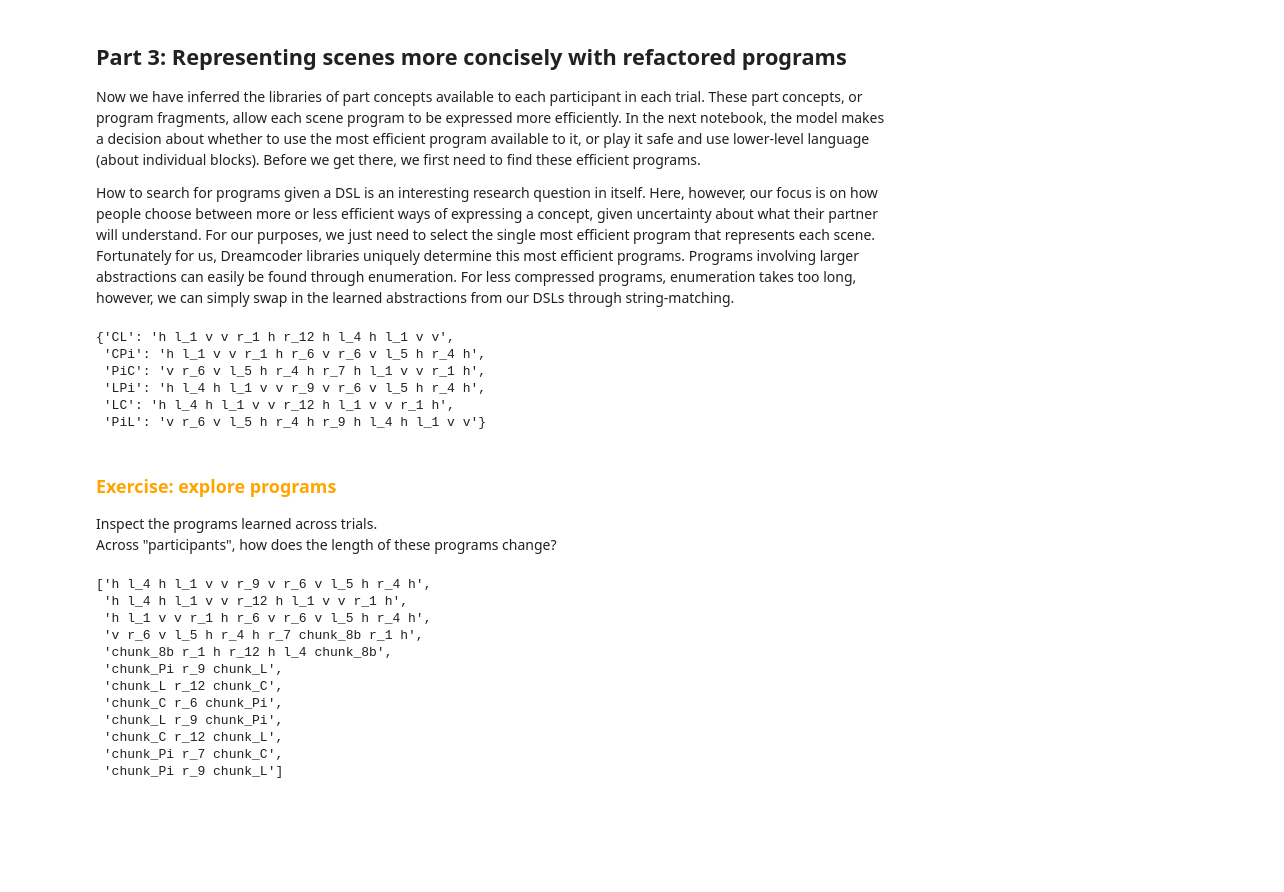
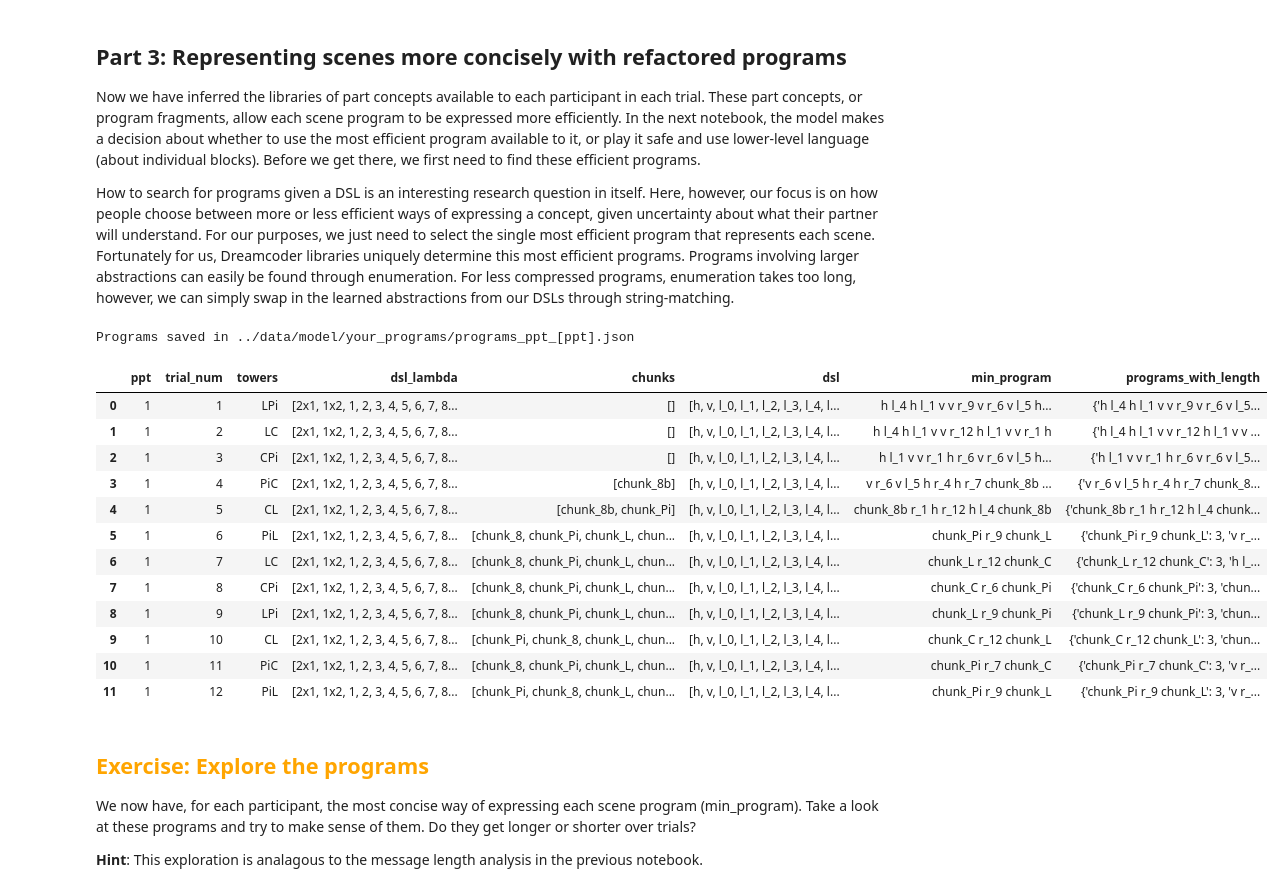
Before and after one commit to cogtoolslab/compositional-abstractions-tutorial, a Jupyter notebook: notebooks/ca_programs.ipynb, the cells around one changed output. Drawn from its saved outputs; the diff is of its cells as text; code cells hidden in the pictures; blank space fills up the shorter version.

```diff
--- a/notebooks/ca_programs.ipynb
+++ b/notebooks/ca_programs.ipynb
@@ -554,9 +247,0 @@ def get_partially_chunked_programs(trial_datum):
-# %%
-manual_tower_programs
-# %% [output]
-{'CL': 'h l_1 v v r_1 h r_12 h l_4 h l_1 v v',
- 'CPi': 'h l_1 v v r_1 h r_6 v r_6 v l_5 h r_4 h',
- 'PiC': 'v r_6 v l_5 h r_4 h r_7 h l_1 v v r_1 h',
- 'LPi': 'h l_4 h l_1 v v r_9 v r_6 v l_5 h r_4 h',
- 'LC': 'h l_4 h l_1 v v r_12 h l_1 v v r_1 h',
- 'PiL': 'v r_6 v l_5 h r_4 h r_9 h l_4 h l_1 v v'}
@@ -634,8 +251,37 @@ for ppt in range(1,50):
+# %%
+# refactor the programs
+refactor_programs(dsls,
+                  trial_seqs,
+                  w_position = w_position)
+# %% [output]
+Programs saved in ../data/model/your_programs/programs_ppt_[ppt].json
+# %%
+# inspect programs
+
+ppt = 1
+
+ppt_data = pd.read_json('../data/model/your_programs/programs_ppt_{}.json'.format(ppt))
+ppt_data
+# %% [output]
+|  | ppt | trial_num | towers | dsl_lambda | chunks | dsl | min_program | programs_with_length |
+| 0 | 1 | 1 | LPi | [2x1, 1x2, 1, 2, 3, 4, 5, 6, 7, 8... | [] | [h, v, l_0, l_1, l_2, l_3, l_4, l... | h l_4 h l_1 v v r_9 v r_6 v l_5 h... | {'h l_4 h l_1 v v r_9 v r_6 v l_5... |
+| 1 | 1 | 2 | LC | [2x1, 1x2, 1, 2, 3, 4, 5, 6, 7, 8... | [] | [h, v, l_0, l_1, l_2, l_3, l_4, l... | h l_4 h l_1 v v r_12 h l_1 v v r_1 h | {'h l_4 h l_1 v v r_12 h l_1 v v ... |
+| 2 | 1 | 3 | CPi | [2x1, 1x2, 1, 2, 3, 4, 5, 6, 7, 8... | [] | [h, v, l_0, l_1, l_2, l_3, l_4, l... | h l_1 v v r_1 h r_6 v r_6 v l_5 h... | {'h l_1 v v r_1 h r_6 v r_6 v l_5... |
+| 3 | 1 | 4 | PiC | [2x1, 1x2, 1, 2, 3, 4, 5, 6, 7, 8... | [chunk_8b] | [h, v, l_0, l_1, l_2, l_3, l_4, l... | v r_6 v l_5 h r_4 h r_7 chunk_8b ... | {'v r_6 v l_5 h r_4 h r_7 chunk_8... |
+| 4 | 1 | 5 | CL | [2x1, 1x2, 1, 2, 3, 4, 5, 6, 7, 8... | [chunk_8b, chunk_Pi] | [h, v, l_0, l_1, l_2, l_3, l_4, l... | chunk_8b r_1 h r_12 h l_4 chunk_8b | {'chunk_8b r_1 h r_12 h l_4 chunk... |
+| 5 | 1 | 6 | PiL | [2x1, 1x2, 1, 2, 3, 4, 5, 6, 7, 8... | [chunk_8, chunk_Pi, chunk_L, chun... | [h, v, l_0, l_1, l_2, l_3, l_4, l... | chunk_Pi r_9 chunk_L | {'chunk_Pi r_9 chunk_L': 3, 'v r_... |
+| 6 | 1 | 7 | LC | [2x1, 1x2, 1, 2, 3, 4, 5, 6, 7, 8... | [chunk_8, chunk_Pi, chunk_L, chun... | [h, v, l_0, l_1, l_2, l_3, l_4, l... | chunk_L r_12 chunk_C | {'chunk_L r_12 chunk_C': 3, 'h l_... |
+| 7 | 1 | 8 | CPi | [2x1, 1x2, 1, 2, 3, 4, 5, 6, 7, 8... | [chunk_8, chunk_Pi, chunk_L, chun... | [h, v, l_0, l_1, l_2, l_3, l_4, l... | chunk_C r_6 chunk_Pi | {'chunk_C r_6 chunk_Pi': 3, 'chun... |
+| 8 | 1 | 9 | LPi | [2x1, 1x2, 1, 2, 3, 4, 5, 6, 7, 8... | [chunk_8, chunk_Pi, chunk_L, chun... | [h, v, l_0, l_1, l_2, l_3, l_4, l... | chunk_L r_9 chunk_Pi | {'chunk_L r_9 chunk_Pi': 3, 'chun... |
+| 9 | 1 | 10 | CL | [2x1, 1x2, 1, 2, 3, 4, 5, 6, 7, 8... | [chunk_Pi, chunk_8, chunk_L, chun... | [h, v, l_0, l_1, l_2, l_3, l_4, l... | chunk_C r_12 chunk_L | {'chunk_C r_12 chunk_L': 3, 'chun... |
+| 10 | 1 | 11 | PiC | [2x1, 1x2, 1, 2, 3, 4, 5, 6, 7, 8... | [chunk_8, chunk_Pi, chunk_L, chun... | [h, v, l_0, l_1, l_2, l_3, l_4, l... | chunk_Pi r_7 chunk_C | {'chunk_Pi r_7 chunk_C': 3, 'v r_... |
+| 11 | 1 | 12 | PiL | [2x1, 1x2, 1, 2, 3, 4, 5, 6, 7, 8... | [chunk_Pi, chunk_8, chunk_L, chun... | [h, v, l_0, l_1, l_2, l_3, l_4, l... | chunk_Pi r_9 chunk_L | {'chunk_Pi r_9 chunk_L': 3, 'v r_... |
 # %% [markdown]
-### <span style="color: orange"> Exercise: explore programs</span>
+## <span style="color: orange"> Exercise: Explore the programs</span>
 
-Inspect the programs learned across trials.
-Across "participants", how does the length of these programs change?
+We now have, for each participant, the most concise way of expressing each scene program (min_program). Take a look at these programs and try to make sense of them. Do they get longer or shorter over trials?
+
+**Hint**: This exploration is analagous to the message length analysis in the previous notebook.
 # %%
 ppt = 1
 
@@ -644,15 +294,0 @@ with open("../data/model/programs/programs_ppt_" + str(ppt) + ".json", "r") as r
-# %%
-[trial['min_program'] for trial in trial_data]
-# %% [output]
-['h l_4 h l_1 v v r_9 v r_6 v l_5 h r_4 h',
- 'h l_4 h l_1 v v r_12 h l_1 v v r_1 h',
- 'h l_1 v v r_1 h r_6 v r_6 v l_5 h r_4 h',
- 'v r_6 v l_5 h r_4 h r_7 chunk_8b r_1 h',
- 'chunk_8b r_1 h r_12 h l_4 chunk_8b',
- 'chunk_Pi r_9 chunk_L',
- 'chunk_L r_12 chunk_C',
- 'chunk_C r_6 chunk_Pi',
- 'chunk_L r_9 chunk_Pi',
- 'chunk_C r_12 chunk_L',
- 'chunk_Pi r_7 chunk_C',
- 'chunk_Pi r_9 chunk_L']
```
Also changed, not shown: parts of 25 cells of this notebook, 50 other files.
